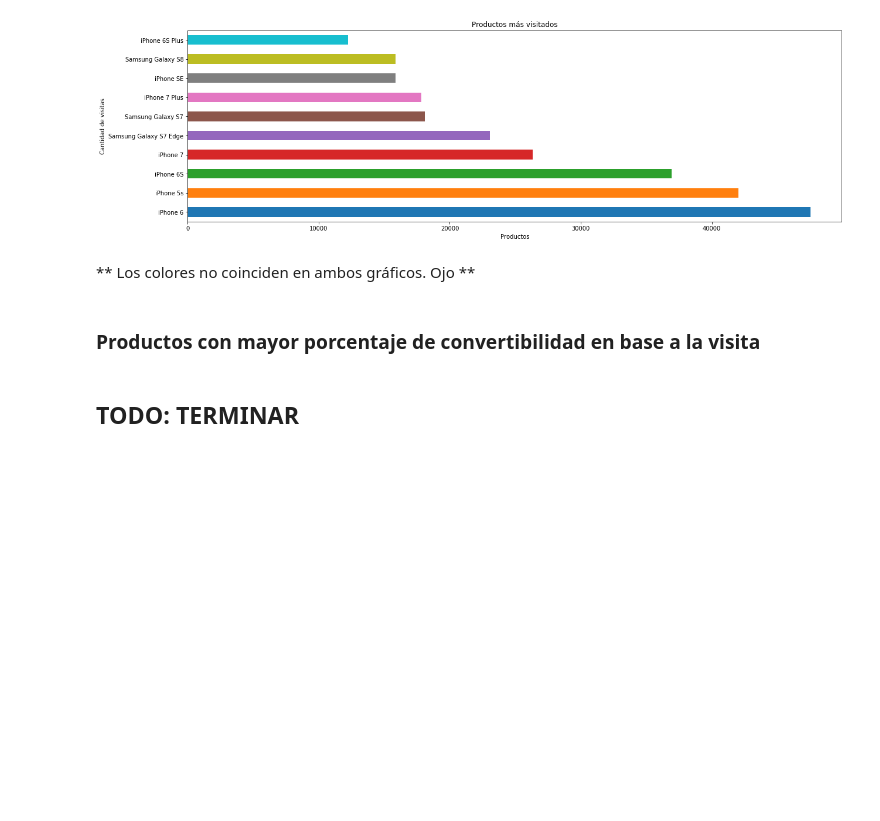
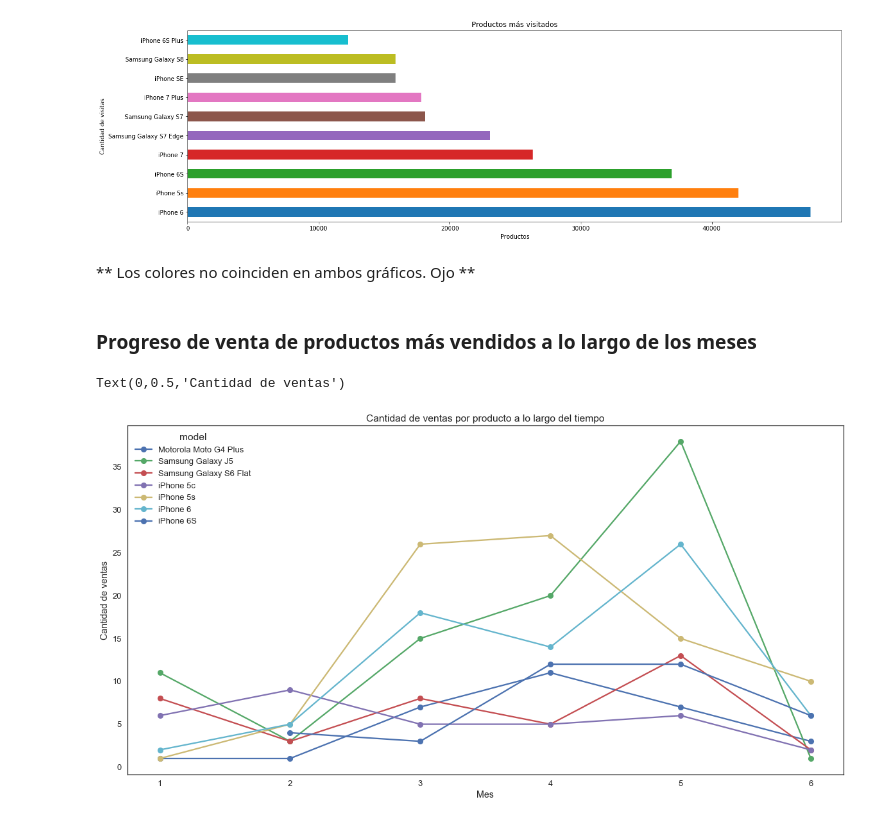
Before and after one commit to sebalogue/tp1-datos, a Jupyter notebook: src/Introduccion/2. analisis-productos.ipynb, the cells around one changed output. Cells and saved outputs as stored; diff of their text form; code cells hidden in the pictures; blank space fills up the shorter version.

Commit message:
cadena de eventos

```diff
--- a/src/Introduccion/2. analisis-productos.ipynb
+++ b/src/Introduccion/2. analisis-productos.ipynb
@@ -8,6 +8,7 @@ data = pd.read_csv('../../data/events.csv', low_memory=False)
 
 data['fecha'] = pd.to_datetime(data['timestamp'], errors='coerce')
 data['mes'] = data['fecha'].dt.month
+data['dayofyear'] = data['fecha'].dt.dayofyear
 
 sns.set(style="white", context="talk")
 # %% [markdown]
@@ -37,5 +38,3 @@ graf.set_facecolor('w')
 [figure]
 # %% [markdown]
 ** Los colores no coinciden en ambos gráficos. Ojo **
-# %% [markdown]
-### Productos con mayor porcentaje de convertibilidad en base a la visita
@@ -47,2 +41,20 @@ productos_mas_convertidos = productos_mas_convertidos.set_index(['model', 'event
-# %% [markdown]
-## TODO: TERMINAR
+# %% [markdown]
+### Progreso de venta de productos más vendidos a lo largo de los meses
+# %%
+productos_mas_vendidos = data[data['event'] == 'conversion']
+lista_mas_vendidos = productos_mas_vendidos['model'].value_counts().head(7).to_frame().reset_index()['index'].values # TODO: MEJORAR ESTO PORQUE ES HORRIBLE
+productos_mas_visitados = data[data['event'] == 'viewed product']
+lista_mas_visitados = productos_mas_visitados['model'].value_counts().head(7).to_frame().reset_index()['index'].values # TODO: MEJORAR ESTO PORQUE ES HORRIBLE
+# %%
+# filtro = data[(data['event'] == 'viewed product') | (data['event'] == 'conversion')]
+filtro = data[data['event'] == 'conversion']
+filtro = filtro[filtro['model'].isin(lista_mas_vendidos)]
+filtro = filtro.groupby(['mes', 'model']).size().unstack('model')
+
+plot = filtro.plot(figsize = (20, 10), style = 'o-')
+plot.set_title('Cantidad de ventas por producto a lo largo del tiempo')
+plot.set_xlabel('Mes')
+plot.set_ylabel('Cantidad de ventas')
+# %% [output]
+Text(0,0.5,'Cantidad de ventas')
+[figure, added]
```
Also changed, not shown: parts of 3 cells of this notebook, 1 other file.
